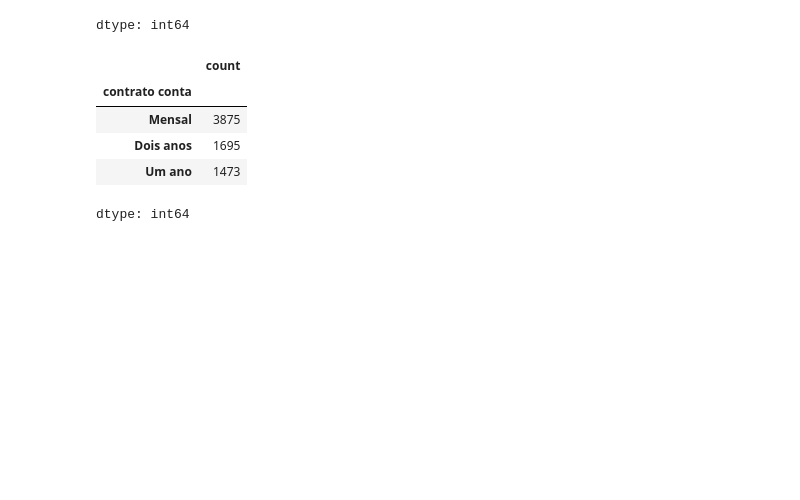
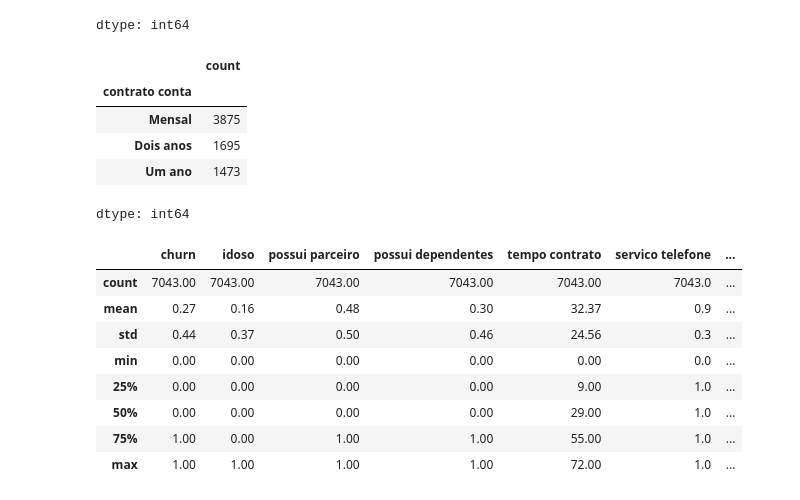
Before and after one commit to DaDosValle/Analise_Preditiva-Machine_Learning-TelecomX, a Jupyter notebook: Analise_Preditiva_TelecomX.ipynb, the cells around one changed output. Cells and saved outputs as stored; diff of their text form; code cells hidden in the pictures; blank space fills up the shorter version.

```diff
--- a/Analise_Preditiva_TelecomX.ipynb
+++ b/Analise_Preditiva_TelecomX.ipynb
@@ -74,3 +70,15 @@ dados['contrato conta'].value_counts()
 | Dois anos | 1695 |
 | Um ano | 1473 |
 dtype: int64
+# %%
+dados.describe().round(2)
+# %% [output]
+|  | churn | idoso | possui parceiro | possui dependentes | tempo contrato | servico telefone | ... |
+| count | 7043.00 | 7043.00 | 7043.00 | 7043.00 | 7043.00 | 7043.0 | ... |
+| mean | 0.27 | 0.16 | 0.48 | 0.30 | 32.37 | 0.9 | ... |
+| std | 0.44 | 0.37 | 0.50 | 0.46 | 24.56 | 0.3 | ... |
+| min | 0.00 | 0.00 | 0.00 | 0.00 | 0.00 | 0.0 | ... |
+| 25% | 0.00 | 0.00 | 0.00 | 0.00 | 9.00 | 1.0 | ... |
+| 50% | 0.00 | 0.00 | 0.00 | 0.00 | 29.00 | 1.0 | ... |
+| 75% | 1.00 | 0.00 | 1.00 | 1.00 | 55.00 | 1.0 | ... |
+| max | 1.00 | 1.00 | 1.00 | 1.00 | 72.00 | 1.0 | ... |
```
Also changed, not shown: parts of 15 cells of this notebook.
